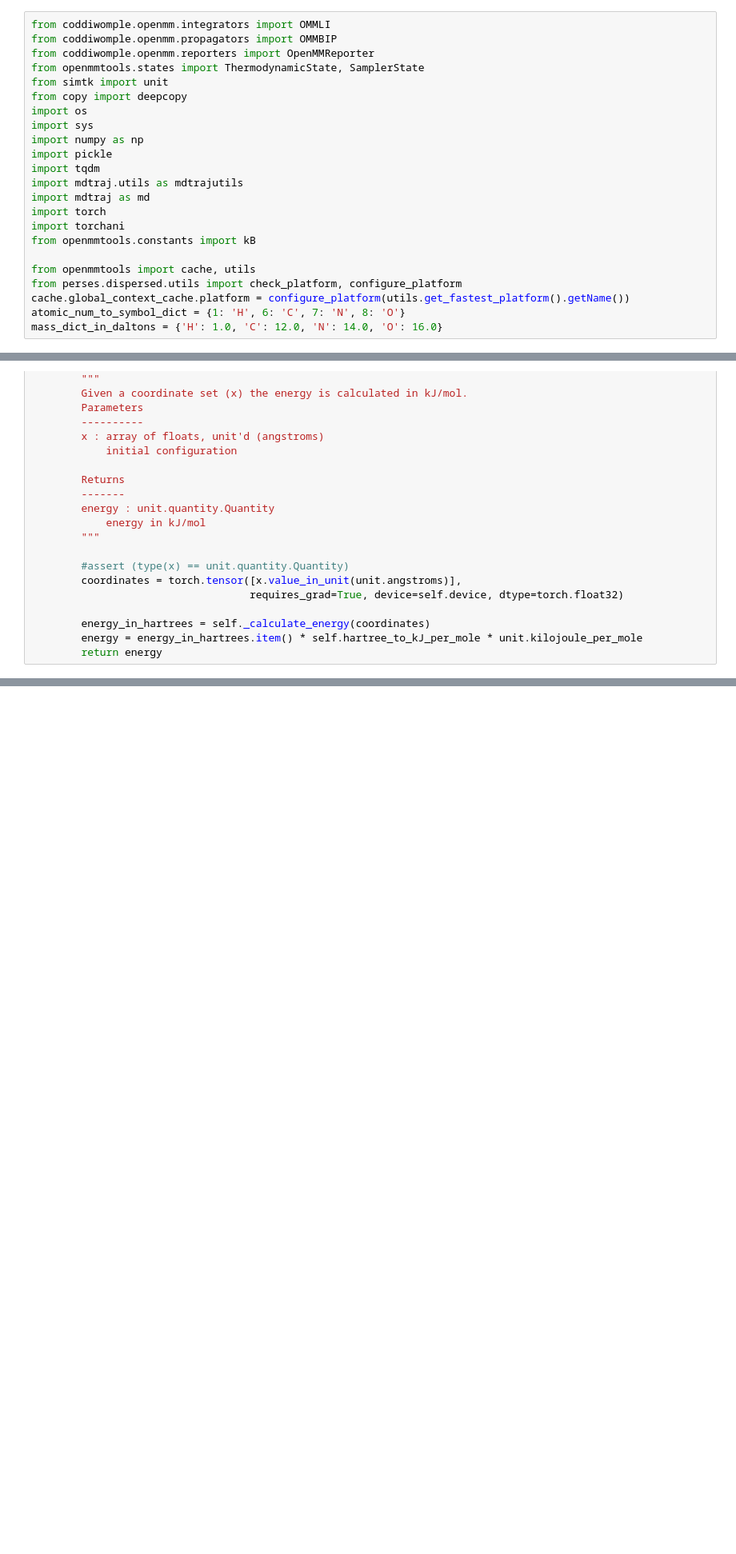
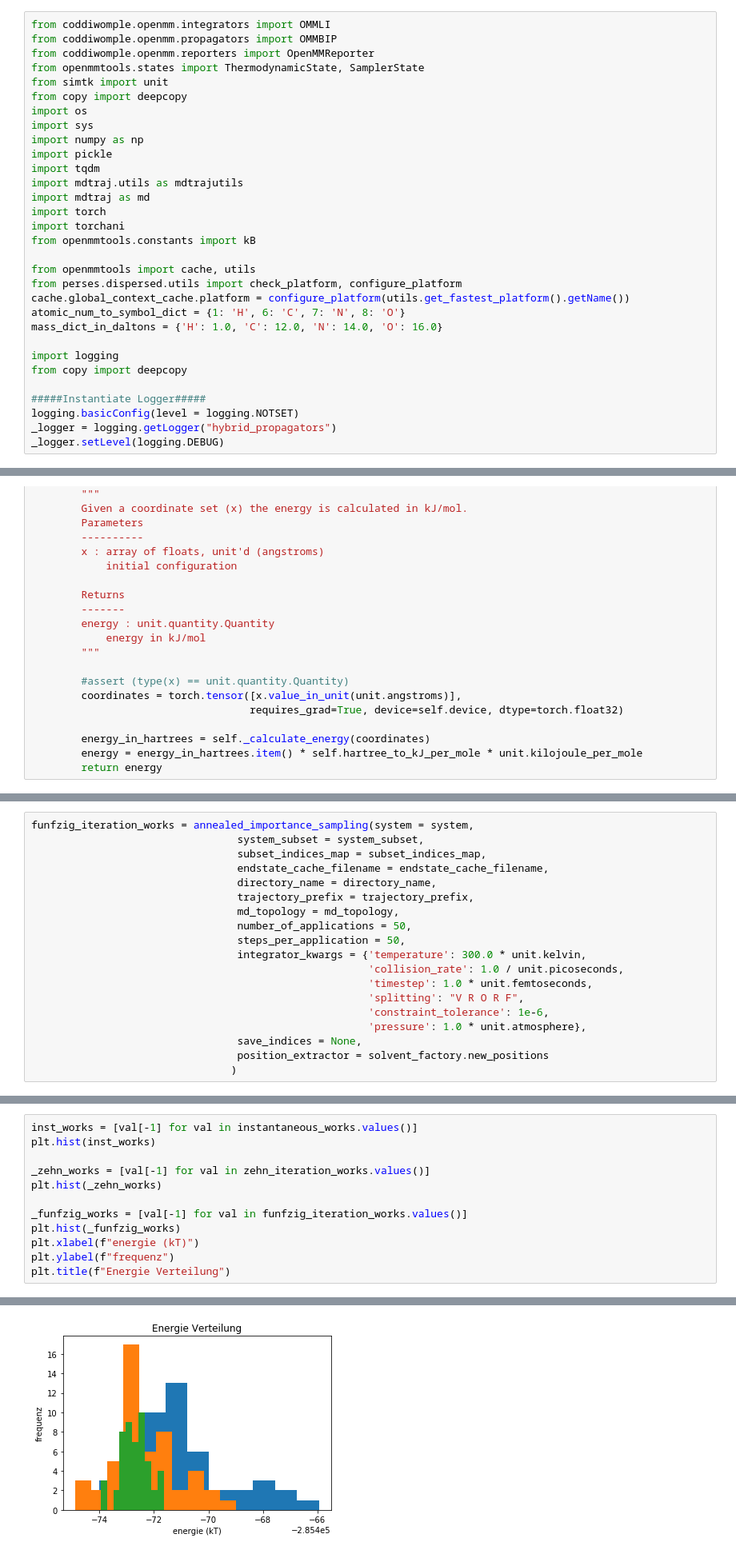
Before and after one commit to choderalab/nn-endstates, a Jupyter notebook: complete.ipynb, the cells around one changed output, grey strips where cells are left out. Shown at 80% size. Saved outputs shown, nothing was run; the diff lists cells and outputs as text; blank space fills up the shorter version.

```diff
--- a/complete.ipynb
+++ b/complete.ipynb
@@ -21,4 +21,12 @@ from perses.dispersed.utils import check_platform, configure_platform
 cache.global_context_cache.platform = configure_platform(utils.get_fastest_platform().getName())
 atomic_num_to_symbol_dict = {1: 'H', 6: 'C', 7: 'N', 8: 'O'}
 mass_dict_in_daltons = {'H': 1.0, 'C': 12.0, 'N': 14.0, 'O': 16.0}
+
+import logging
+from copy import deepcopy
+
+#####Instantiate Logger#####
+logging.basicConfig(level = logging.NOTSET)
+_logger = logging.getLogger("hybrid_propagators")
+_logger.setLevel(logging.DEBUG)
 # %% [output]
@@ -562,0 +782,19 @@ def annealed_importance_sampling(system,
+# %%
+funfzig_iteration_works = annealed_importance_sampling(system = system,
+                                 system_subset = system_subset,
+                                 subset_indices_map = subset_indices_map,
+                                 endstate_cache_filename = endstate_cache_filename,
+                                 directory_name = directory_name,
+                                 trajectory_prefix = trajectory_prefix,
+                                 md_topology = md_topology,
+                                 number_of_applications = 50,
+                                 steps_per_application = 50,
+                                 integrator_kwargs = {'temperature': 300.0 * unit.kelvin,
+                                                      'collision_rate': 1.0 / unit.picoseconds,
+                                                      'timestep': 1.0 * unit.femtoseconds,
+                                                      'splitting': "V R O R F",
+                                                      'constraint_tolerance': 1e-6,
+                                                      'pressure': 1.0 * unit.atmosphere},
+                                 save_indices = None,
+                                 position_extractor = solvent_factory.new_positions
+                                )
@@ -562,0 +839,13 @@ def annealed_importance_sampling(system,
+# %%
+inst_works = [val[-1] for val in instantaneous_works.values()]
+plt.hist(inst_works)
+
+_zehn_works = [val[-1] for val in zehn_iteration_works.values()]
+plt.hist(_zehn_works)
+
+_funfzig_works = [val[-1] for val in funfzig_iteration_works.values()]
+plt.hist(_funfzig_works)
+plt.xlabel(f"energie (kT)")
+plt.ylabel(f"frequenz")
+plt.title(f"Energie Verteilung")
+# %% [output]
@@ -562,0 +870 @@ def annealed_importance_sampling(system,
+[figure, added]
```
Also changed, not shown: parts of 11 cells of this notebook, 50 other files.
